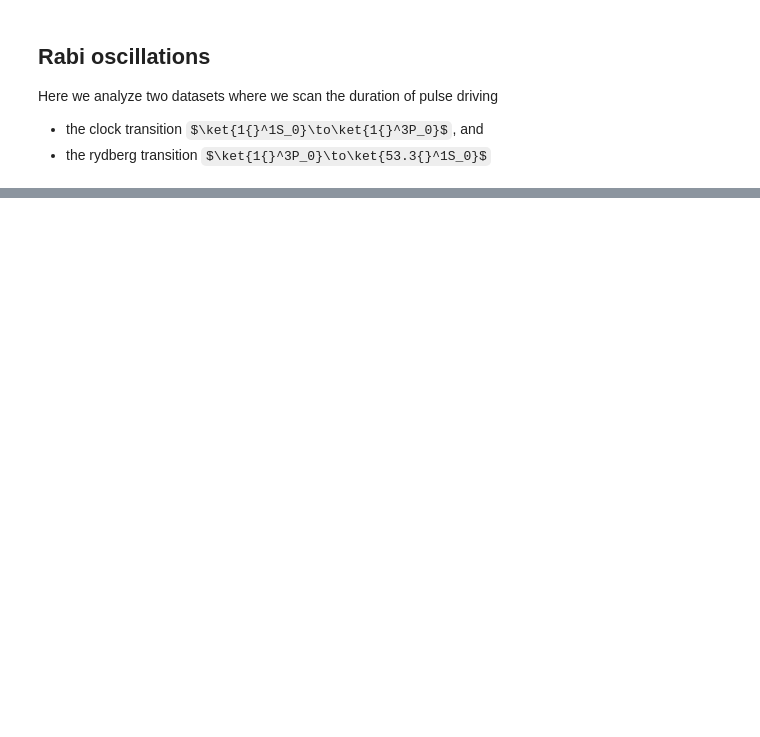
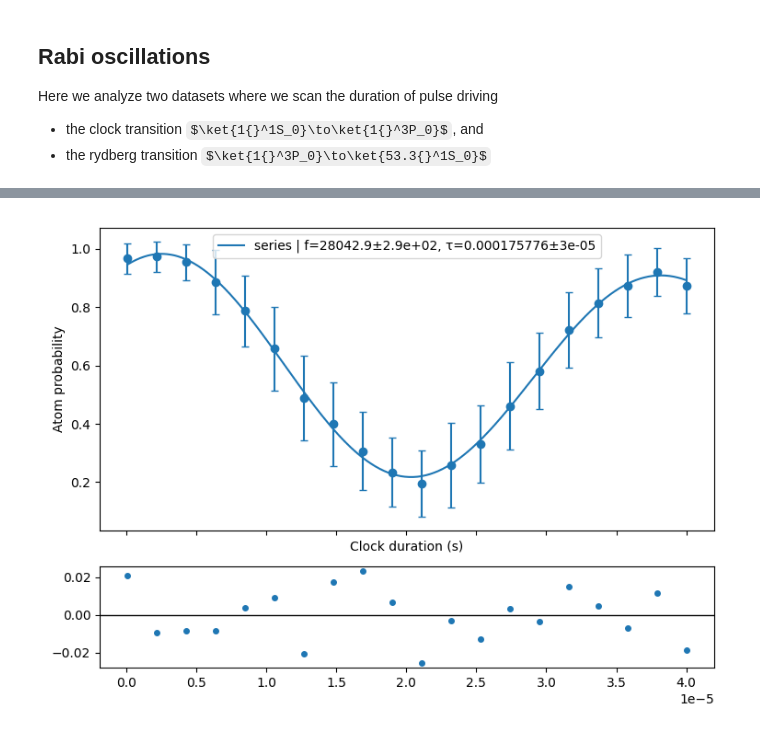
Before and after one commit to rydyb/pydatatom, a Jupyter notebook: notebooks/3 Measurement.ipynb, the cells around one changed output, grey strips where cells are left out. Drawn from its saved outputs; the diff is of its cells as text; code cells hidden in the pictures; some formulas as TeX source; blank space fills up the shorter version.

Commit message:
added fit_rabiosc, plot_rabiosc (wip)

```diff
--- a/notebooks/3 Measurement.ipynb
+++ b/notebooks/3 Measurement.ipynb
@@ -157,7 +157,7 @@ Here we analyze two datasets where we scan the duration of pulse driving
 raw_dataset_rabclk = GzipPickleDataset("/tmp/data/2025-08-11_AH")
 raw_dataset_rabryd = GzipPickleDataset("/tmp/data/2025-08-11_AR")
 # %%
-prob_pipeline_rab = Pipeline(steps=[
+prob_pipeline_rab = Pipeline('probability', steps=[
     TransformStep(PickKey("image")),
     ImageMeanStep(),
     AtomCropStep(atom_num=16),
@@ -166,5 +166,5 @@ prob_pipeline_rab = Pipeline(steps=[
 ])
 prob_pipeline_rab.fit(raw_dataset_rabclk)
 # %%
-rabclk_df = dataframe_from(raw_dataset_rabclk, prob_pipeline_rab)
+rabclk_df = prob_pipeline_rab.dataframe(raw_dataset_rabclk)
 rabclk_df.head()
@@ -183 +178,16 @@ plt.show()
+# %%
+x, y, yerr = aggregate(rabclk_df['dt_clock_duration'].to_numpy(), rabclk_df['probability'].to_numpy())
+
+fig, (ax, axr) = plt.subplots(2, 1, sharex=True, gridspec_kw={"height_ratios": [3, 1]}, figsize=(7.5, 5.5))
+
+plot_rabiosc(x, y, yerr, fit_rabiosc(x, y), ax, axr)
+
+ax.set_ylabel('Atom probability')
+ax.set_xlabel('Clock duration (s)')
+ax.legend()
+
+plt.tight_layout()
+plt.show()
+# %% [output]
+[figure, added]
 # %%
```
Also changed, not shown: parts of 11 cells of this notebook, 3 other files.
